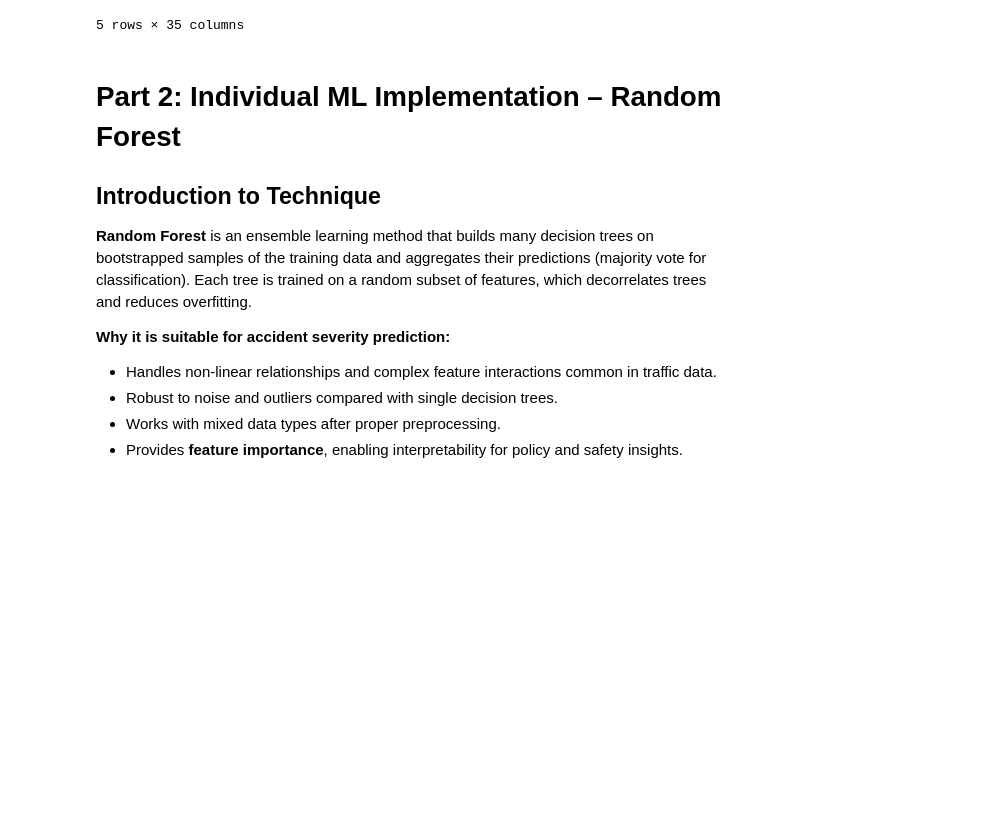
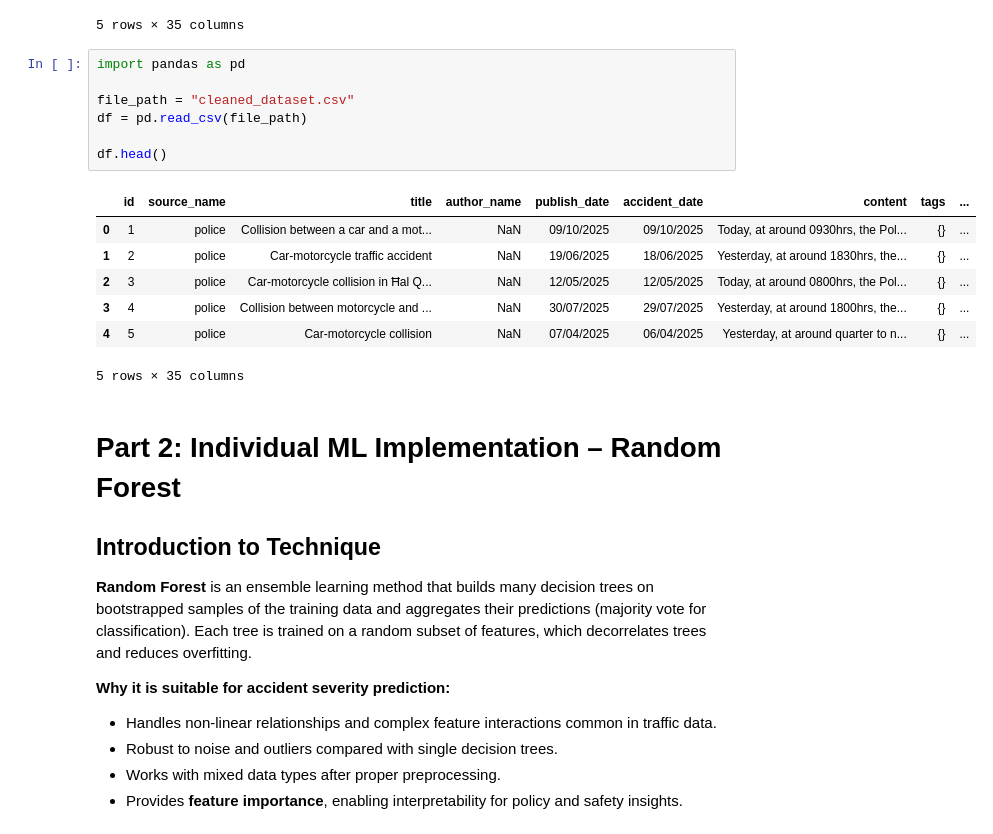
Before and after one commit to NicholasAttard/ICS5110-Applied-Machine-Learning-, a Jupyter notebook: 3d_RandomForest_RichardCaruana.ipynb, the cells around one changed output. Drawn from its saved outputs; the diff is of its cells as text; blank space fills up the shorter version.

```diff
--- a/3d_RandomForest_RichardCaruana.ipynb
+++ b/3d_RandomForest_RichardCaruana.ipynb
@@ -18,6 +18,21 @@ df.head()
 | 3 | 4.0 | police | Collision between motorcycle and ... | NaN | 30/07/2025 | 29/07/2025 | Yesterday, at around 1800hrs, the... | {} | ... |
 | 4 | 5.0 | police | Car-motorcycle collision | NaN | 07/04/2025 | 06/04/2025 | Yesterday, at around quarter to n... | {} | ... |
 5 rows × 35 columns
+# %%
+import pandas as pd
+
+file_path = "cleaned_dataset.csv"
+df = pd.read_csv(file_path)
+
+df.head()
+# %% [output]
+|  | id | source_name | title | author_name | publish_date | accident_date | content | tags | ... |
+| 0 | 1 | police | Collision between a car and a mot... | NaN | 09/10/2025 | 09/10/2025 | Today, at around 0930hrs, the Pol... | {} | ... |
+| 1 | 2 | police | Car-motorcycle traffic accident | NaN | 19/06/2025 | 18/06/2025 | Yesterday, at around 1830hrs, the... | {} | ... |
+| 2 | 3 | police | Car-motorcycle collision in Ħal Q... | NaN | 12/05/2025 | 12/05/2025 | Today, at around 0800hrs, the Pol... | {} | ... |
+| 3 | 4 | police | Collision between motorcycle and ... | NaN | 30/07/2025 | 29/07/2025 | Yesterday, at around 1800hrs, the... | {} | ... |
+| 4 | 5 | police | Car-motorcycle collision | NaN | 07/04/2025 | 06/04/2025 | Yesterday, at around quarter to n... | {} | ... |
+5 rows × 35 columns
 # %% [markdown]
 # Part 2: Individual ML Implementation – Random Forest
 
```
Also changed, not shown: parts of 7 cells of this notebook, 1 other file.
